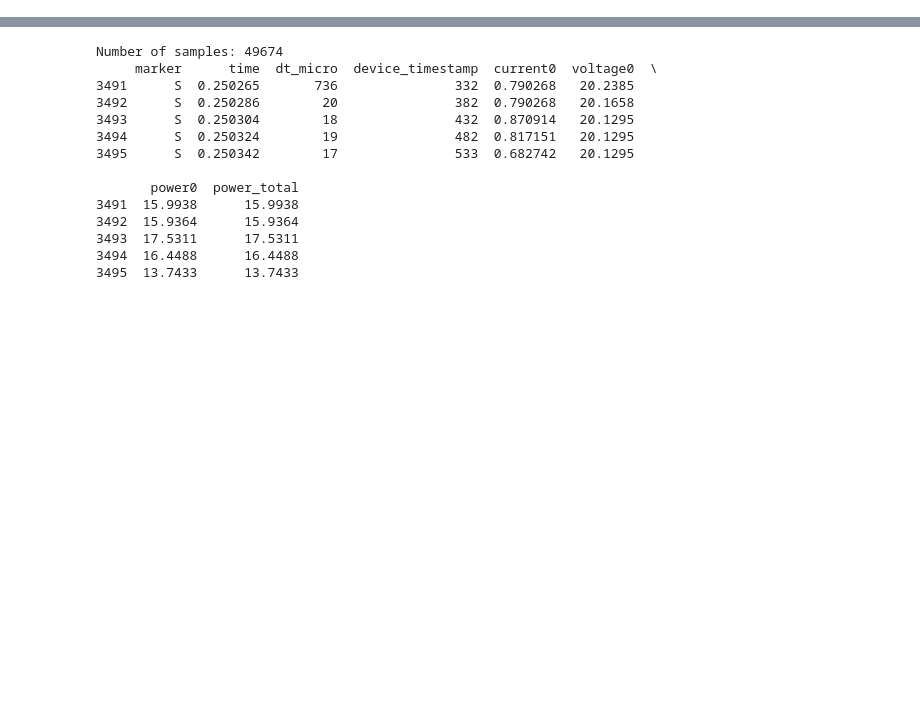
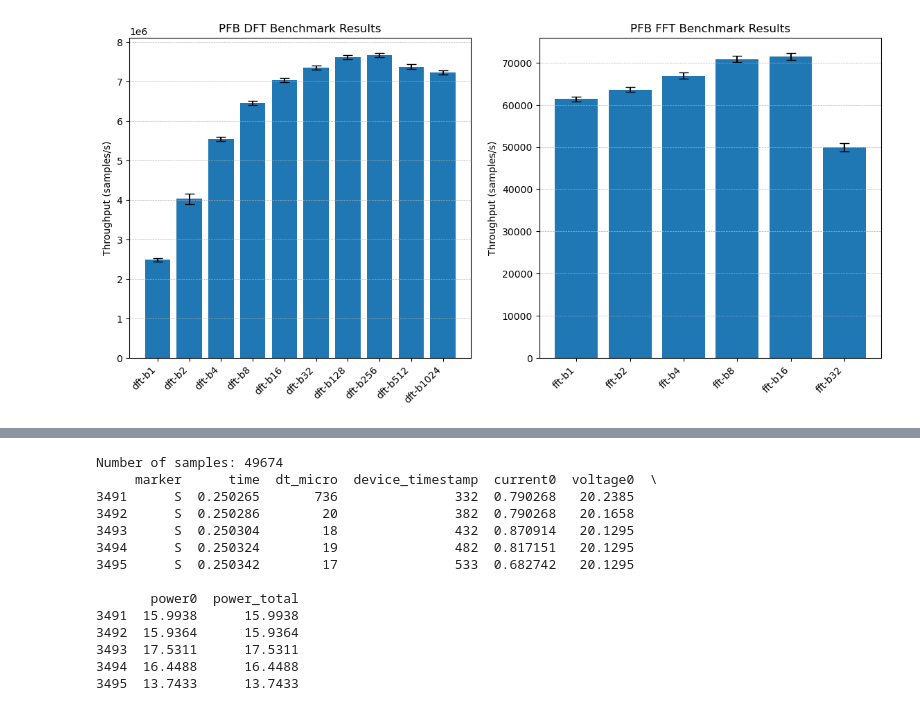
Before and after one commit to HendrikLambert/nvdla-ppf, a Jupyter notebook: analysis/analysis.ipynb, the cells around one changed output, grey strips where cells are left out. Cells and saved outputs as stored; diff of their text form; code cells hidden in the pictures; blank space fills up the shorter version.

```diff
--- a/analysis/analysis.ipynb
+++ b/analysis/analysis.ipynb
@@ -2,3 +2,46 @@
 import pandas as pd
 import matplotlib.pyplot as plt
 import matplotlib.cm as cm
+# %%
+df = pd.read_csv('../runtime/benchmark_results.csv', sep=',')
+
+# Turn filename into short model name with regex
+df[['model', 'batch']] = df['loadable'].str.extract(r'pfb_model_([^-]+)-[^-]+-t\d+-b(\d+)\.nvdla')
+df['model_short'] = df['model'] + '-b' + df['batch']
+
+# Calculate throughput
+df['throughput'] = df['samples'] / df['device_time'] * 1000  # samples per second
+
+# Calculate samples per joule
+df['samples_per_joule'] = df['samples'] / df['energy']
+
+df_stats = df.groupby(['model_short', 'batch']).agg(['mean', 'std'])
+# Flatten
+df_stats.columns = ['_'.join(col) for col in df_stats.columns]
+df_stats = df_stats.reset_index()
+
+# Sort by model_short
+df_stats['batch'] = df_stats['batch'].astype(int)
+df_stats = df_stats.sort_values(by='batch')
+
+# Split between dft and fft
+dft_stats = df_stats[df_stats['model_short'].str.contains('dft')]
+fft_stats = df_stats[df_stats['model_short'].str.contains('fft')]
+# %%
+# Plotting of dft and fft in two different subplots
+fig, axs = plt.subplots(1, 2, figsize=(14, 6))
+# Plot DFT stats
+axs[0].bar(dft_stats['model_short'], dft_stats['throughput_mean'], yerr=dft_stats['throughput_std'], capsize=5)
+axs[0].set_title('PFB DFT Benchmark Results')
+axs[0].set_ylabel('Throughput (samples/s)')
+axs[0].set_xticklabels(dft_stats['model_short'], rotation=45, ha='right')
+axs[0].grid(axis='y', linestyle='--', linewidth=0.5)
+
+# Plot FFT stats
+axs[1].bar(fft_stats['model_short'], fft_stats['throughput_mean'], yerr=fft_stats['throughput_std'], capsize=5)
+axs[1].set_title('PFB FFT Benchmark Results')
+axs[1].set_ylabel('Throughput (samples/s)')
+axs[1].set_xticklabels(fft_stats['model_short'], rotation=45, ha='right')
+axs[1].grid(axis='y', linestyle='--', linewidth=0.5)
+# %% [output]
+[figure, added]
```
Also changed, not shown: parts of 3 cells of this notebook, 6 other files.
